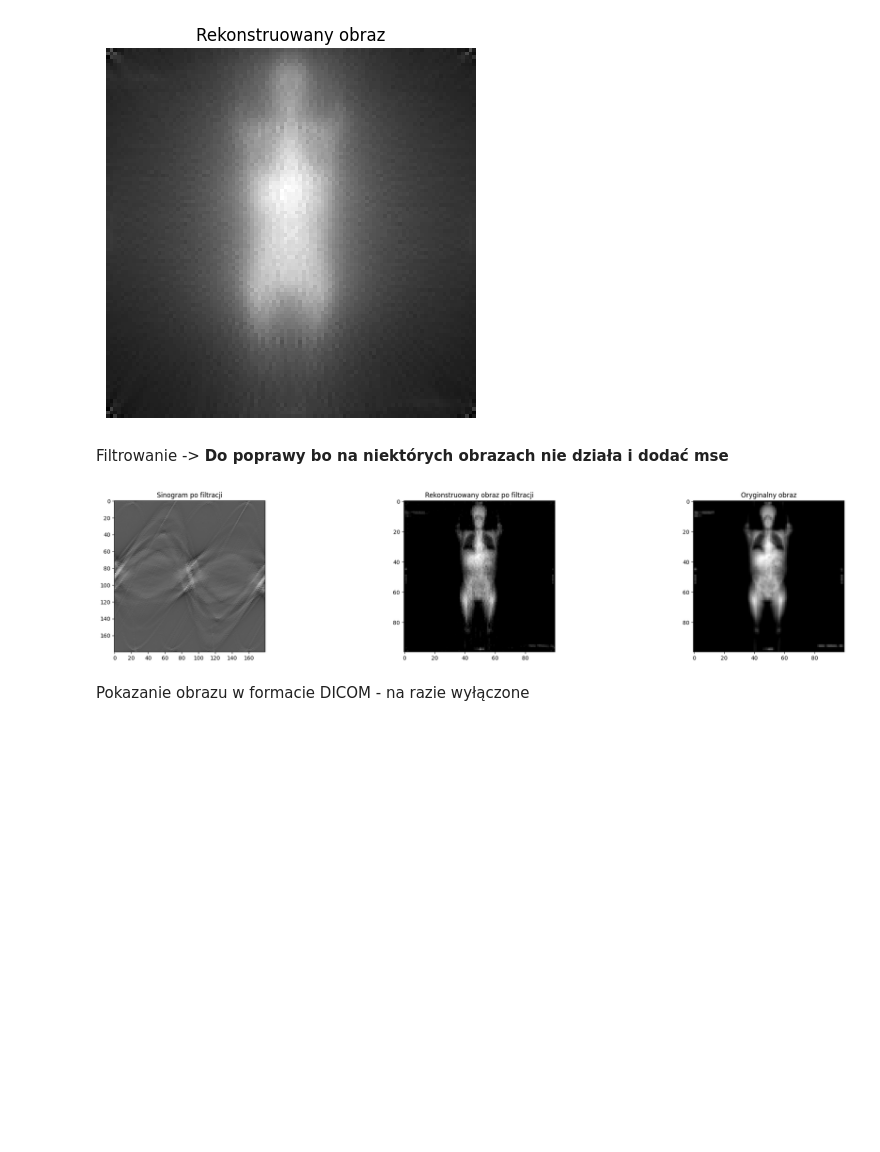
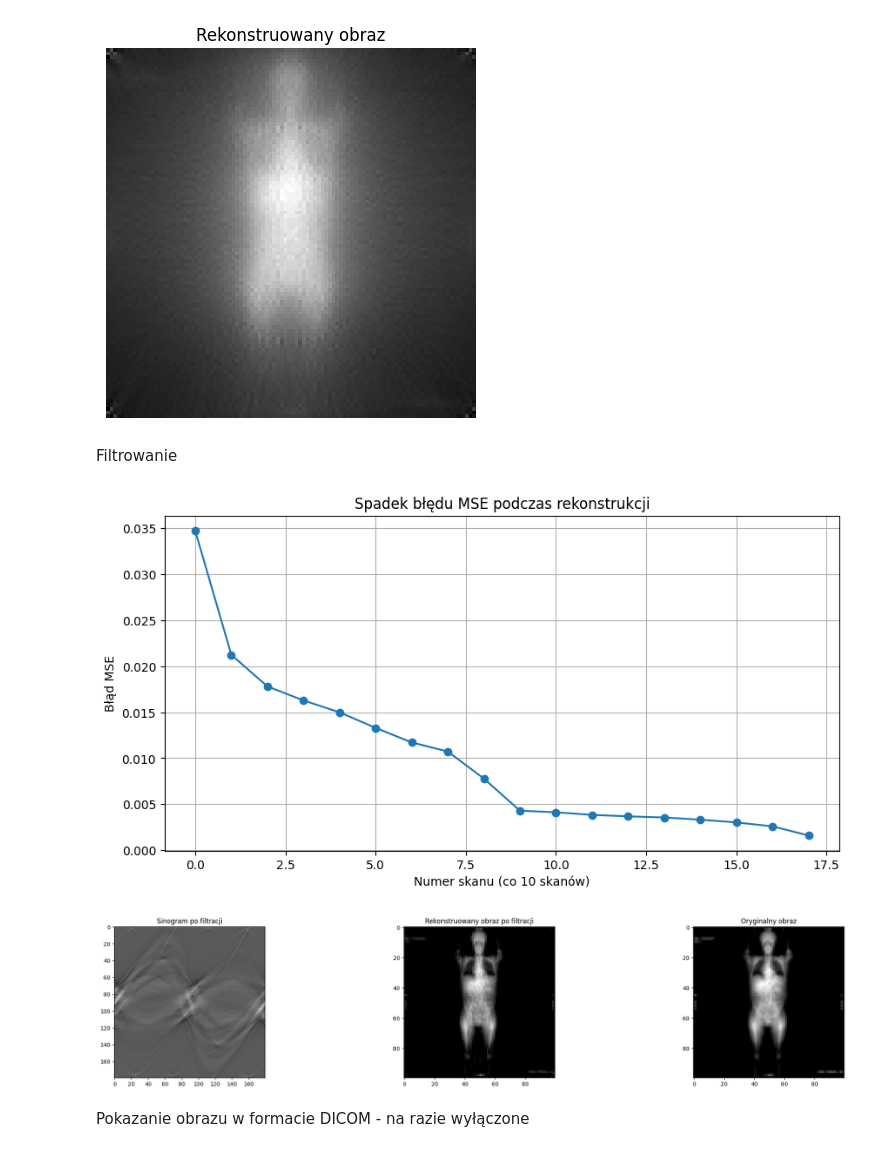
Before and after one commit to KrzysztofZaporowski/Informatyka-w-medycynie, a Jupyter notebook: tomograf/main.ipynb, the cells around one changed output. Saved outputs shown, nothing was run; the diff lists cells and outputs as text; code cells hidden in the pictures; blank space fills up the shorter version.

```diff
--- a/tomograf/main.ipynb
+++ b/tomograf/main.ipynb
@@ -91,25 +94,26 @@ plt.show()
 # %% [output]
 [figure]
 # %% [markdown]
-Filtrowanie -> **Do poprawy bo na niektórych obrazach nie działa i dodać mse**
+Filtrowanie
 # %%
 sinogram_filtrowany = filter.filtruj_sinogram(sinogram_1)
 delta_alfa = 360 / liczba_skanow
 srodek_x, srodek_y = wymiar_x / 2, wymiar_y / 2
 
-rekonstruowany_obraz_filtrowany = utils.rekonstrukcja_obrazu(wymiar_x, wymiar_y, liczba_detektorow, liczba_skanow, rozpietosc, sinogram_filtrowany)
-
+rekonstruowany_obraz_filtrowany, historia_mse_filtrowany = utils.rekonstrukcja_obrazu(wymiar_x, wymiar_y, liczba_detektorow, liczba_skanow, rozpietosc, sinogram_filtrowany, image)
+utils.pokaz_historię_mse(historia_mse_filtrowany)
 
 fig, (ax1, ax2, ax3) = plt.subplots(1, 3, figsize=(27, 5))
 ax1.imshow(sinogram_filtrowany, cmap='gray')
 ax1.set_title("Sinogram po filtracji")
 ax2.imshow(rekonstruowany_obraz_filtrowany, cmap='gray')
 ax2.set_title("Rekonstruowany obraz po filtracji")
 ax3.imshow(image, cmap='gray')
 ax3.set_title("Oryginalny obraz")
 plt.show()
 # %% [output]
-[figure, old version]
+[figure, new version]
+[figure, added]
 # %% [markdown]
 Pokazanie obrazu w formacie DICOM - na razie wyłączone
 # %%
```
Also changed, not shown: parts of 2 cells of this notebook, 2 other files.
